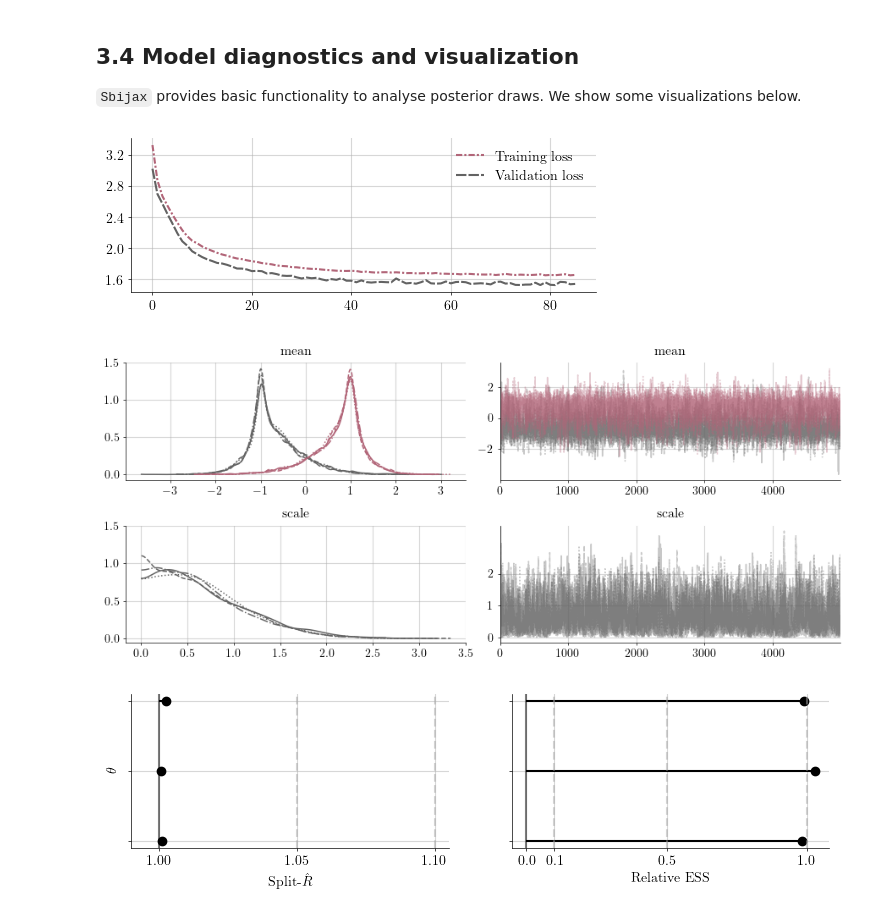
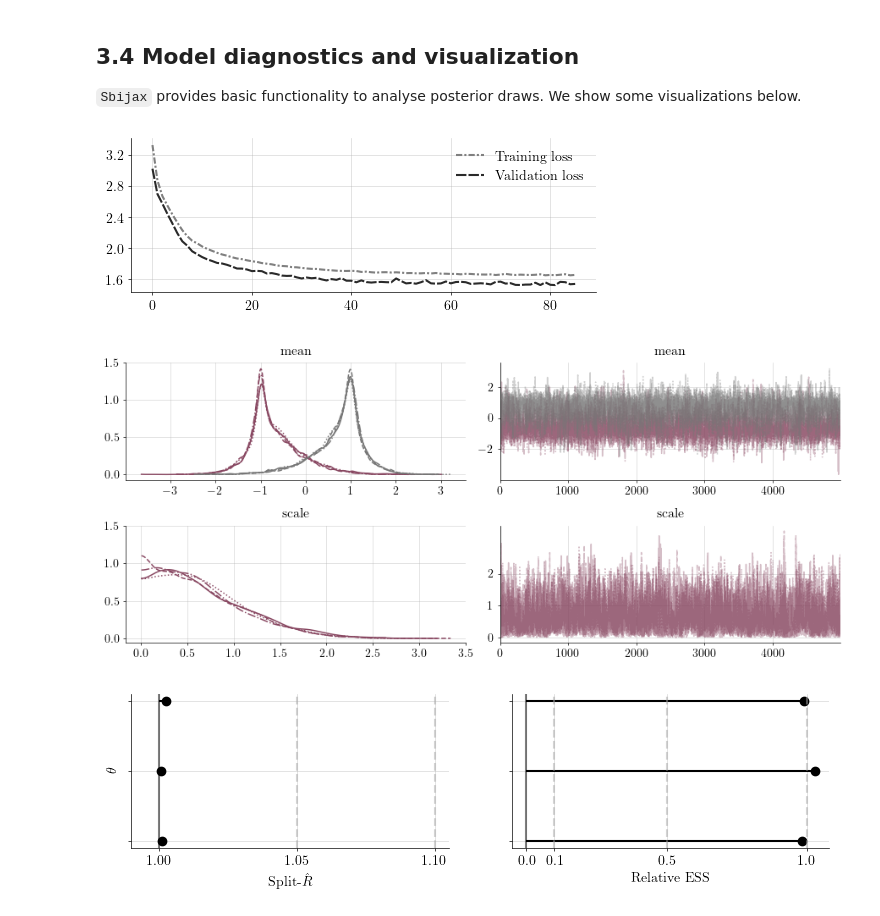
Before and after one commit to dirmeier/sbijax, a Jupyter notebook: manuscript+supplement/experimental_code/chp3-the_sbi_package.ipynb, the cells around one changed output. Cells and saved outputs as stored; diff of their text form; code cells hidden in the pictures.

```diff
--- a/manuscript+supplement/experimental_code/chp3-the_sbi_package.ipynb
+++ b/manuscript+supplement/experimental_code/chp3-the_sbi_package.ipynb
@@ -150,7 +153,7 @@ We then fit the model using the typical flow matching loss.
 # %%
 params, losses = model.fit(
     jr.PRNGKey(2),
-    data=data
+    data=data,
 )
 # %% [markdown]
 Finally, we sample from the posterior distribution for a specific observation $y_{\text{obs}}$.
@@ -186,27 +189,33 @@ Attributes:
 
 `Sbijax` provides basic functionality to analyse posterior draws. We show some visualizations below.
 # %%
-_, axes = plt.subplots(figsize=(6, 2))
-sbijax.plot_loss_profile(losses[1:], axes=axes)
-plt.savefig("./figs/package-bivariate_model-loss_plot.pdf", dpi=200)
-plt.show()
+if not os.path.exists("figs"): os.mkdir("figs")
+
+with plt.style.context("sbijax-grayish"):
+    _, axes = plt.subplots(figsize=(6, 2))
+    sbijax.plot_loss_profile(losses[1:], axes=axes)
+    plt.savefig("./figs/package-bivariate_model-loss_plot.pdf", dpi=200)
+    plt.show()
 # %% [output]
-[figure, old version]
+[figure, new version]
 # %%
-_, axes = plt.subplots(figsize=(9, 4), ncols=2, nrows=2)
-sbijax.plot_trace(inference_results, axes=axes, compact_prop={'color': ['#636363', '#b26679']})
-for i, ax in enumerate(axes.flatten()):
-    if i % 2 == 0:
-        ax.set_yticks([0, 0.5, 1, 1.5])
-    elif i == 1:
-        ax.set_yticks([-2, 0.0, 2.0])
-    else:
-        ax.set_yticks([0, 1, 2])
-plt.savefig("./figs/package-trace_plot.pdf", dpi=200)
-plt.tight_layout()
-plt.show()
+bivariate_colors = ["#884761", "#777777"]
+
+with sns.color_palette(bivariate_colors):
+    _, axes = plt.subplots(figsize=(9, 4), ncols=2, nrows=2)
+    sbijax.plot_trace(inference_results, axes=axes)
+    for i, ax in enumerate(axes.flatten()):
+        if i % 2 == 0:
+            ax.set_yticks([0, 0.5, 1, 1.5])
+        elif i == 1:
+            ax.set_yticks([-2, 0.0, 2.0])
+        else:
+            ax.set_yticks([0, 1, 2])
+    plt.savefig("./figs/package-trace_plot.pdf", dpi=200)
+    plt.tight_layout()
+    plt.show()
 # %% [output]
-[figure, old version]
+[figure, new version]
 # %%
 _, axes = plt.subplots(figsize=(9, 2), ncols=2)
 sbijax.plot_rhat_and_ress(inference_results, axes)
```
Also changed, not shown: parts of 6 cells of this notebook, 11 other files.
